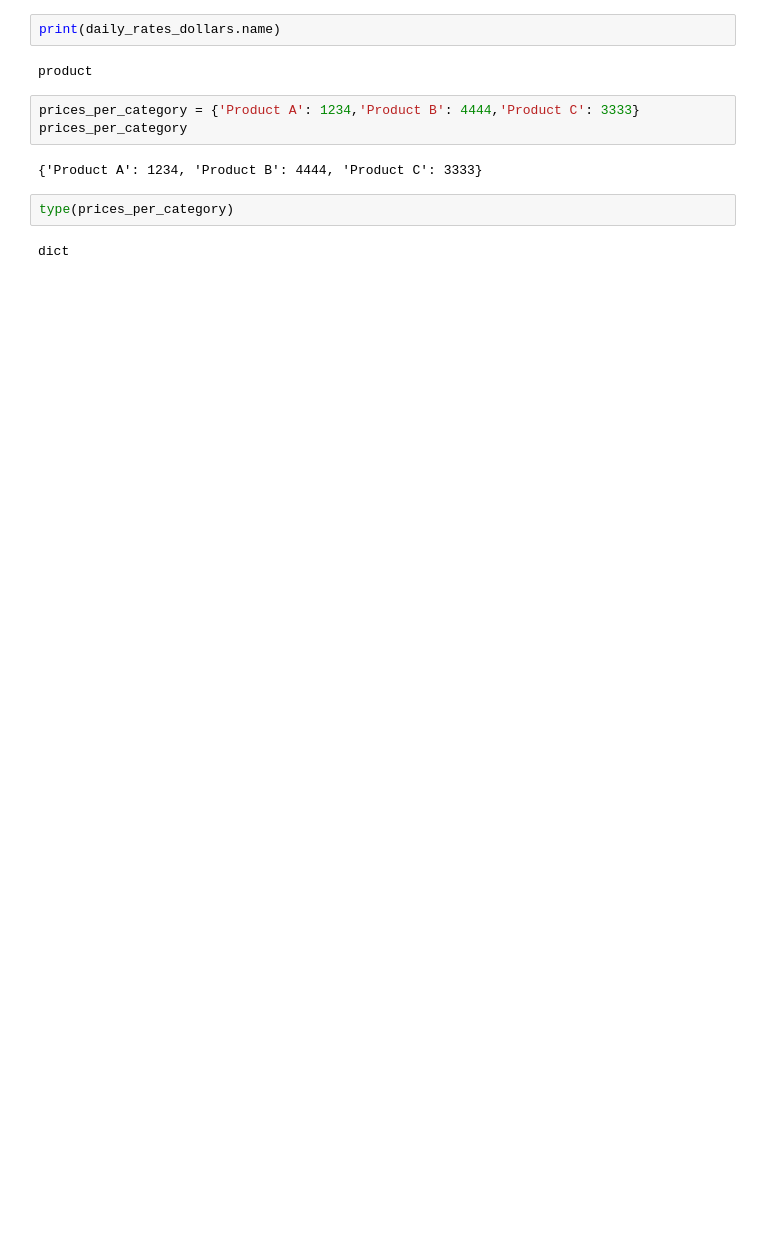
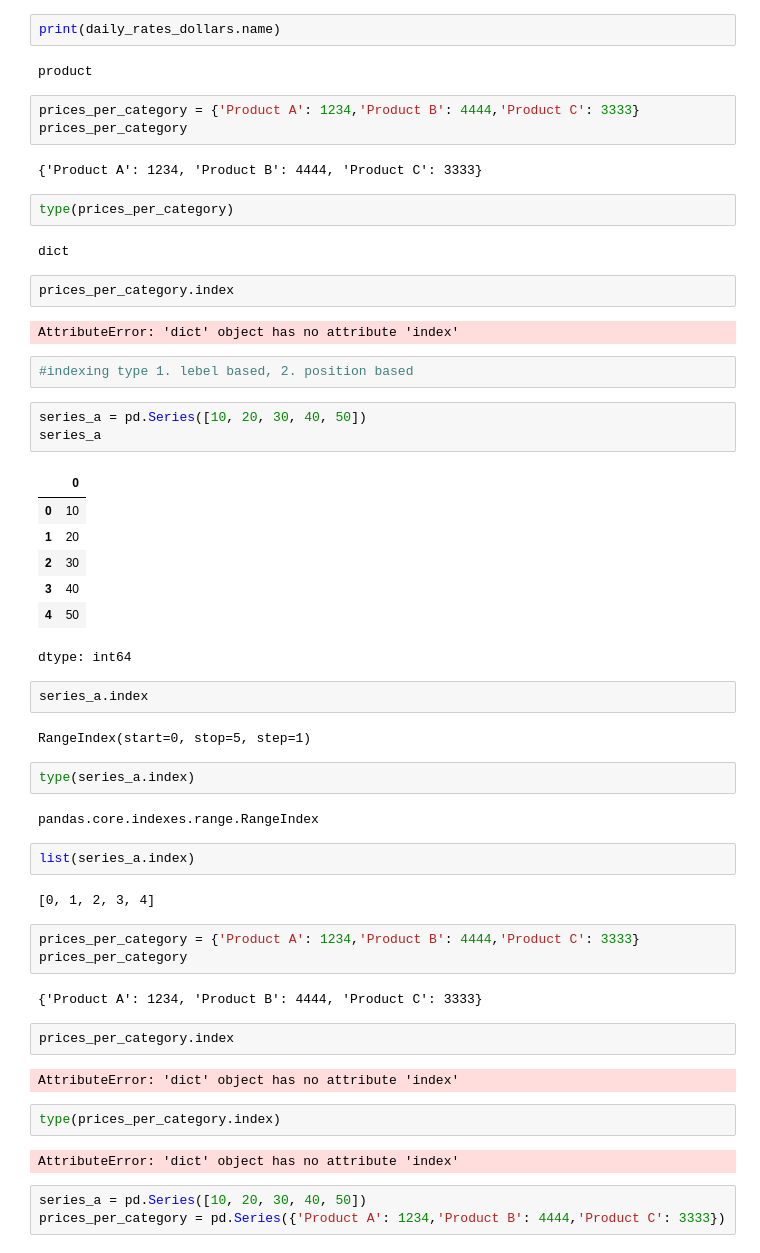
Before and after one commit to Luminary0528/Data-Science-Practice, a Jupyter notebook: numpyothLibraries.ipynb, the cells around one changed output. Saved outputs shown, nothing was run; the diff lists cells and outputs as text; blank space fills up the shorter version.

```diff
--- a/numpyothLibraries.ipynb
+++ b/numpyothLibraries.ipynb
@@ -1236,3 +1236,48 @@ prices_per_category
 type(prices_per_category)
 # %% [output]
 dict
+# %%
+prices_per_category.index
+# %% [output]
+AttributeError: 'dict' object has no attribute 'index'
+# %%
+#indexing type 1. lebel based, 2. position based
+# %%
+series_a = pd.Series([10, 20, 30, 40, 50])
+series_a
+# %% [output]
+|  | 0 |
+| 0 | 10 |
+| 1 | 20 |
+| 2 | 30 |
+| 3 | 40 |
+| 4 | 50 |
+dtype: int64
+# %%
+series_a.index
+# %% [output]
+RangeIndex(start=0, stop=5, step=1)
+# %%
+type(series_a.index)
+# %% [output]
+pandas.core.indexes.range.RangeIndex
+# %%
+list(series_a.index)
+# %% [output]
+[0, 1, 2, 3, 4]
+# %%
+prices_per_category = {'Product A': 1234,'Product B': 4444,'Product C': 3333}
+prices_per_category
+# %% [output]
+{'Product A': 1234, 'Product B': 4444, 'Product C': 3333}
+# %%
+prices_per_category.index
+# %% [output]
+AttributeError: 'dict' object has no attribute 'index'
+# %%
+type(prices_per_category.index)
+# %% [output]
+AttributeError: 'dict' object has no attribute 'index'
+# %%
+series_a = pd.Series([10, 20, 30, 40, 50])
+prices_per_category = pd.Series({'Product A': 1234,'Product B': 4444,'Product C': 3333})
```
Also changed, not shown: parts of 36 cells of this notebook.
